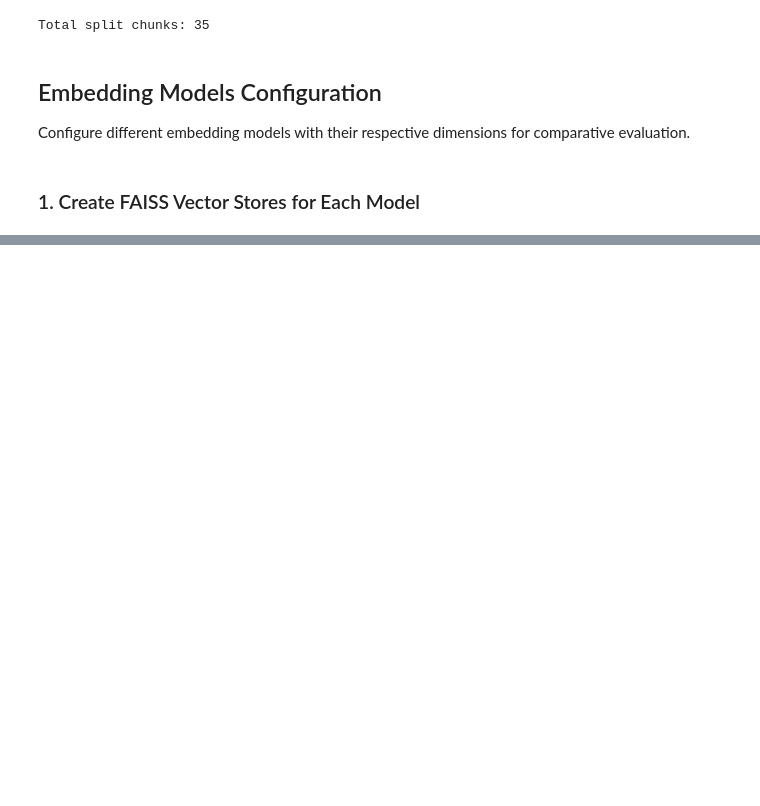
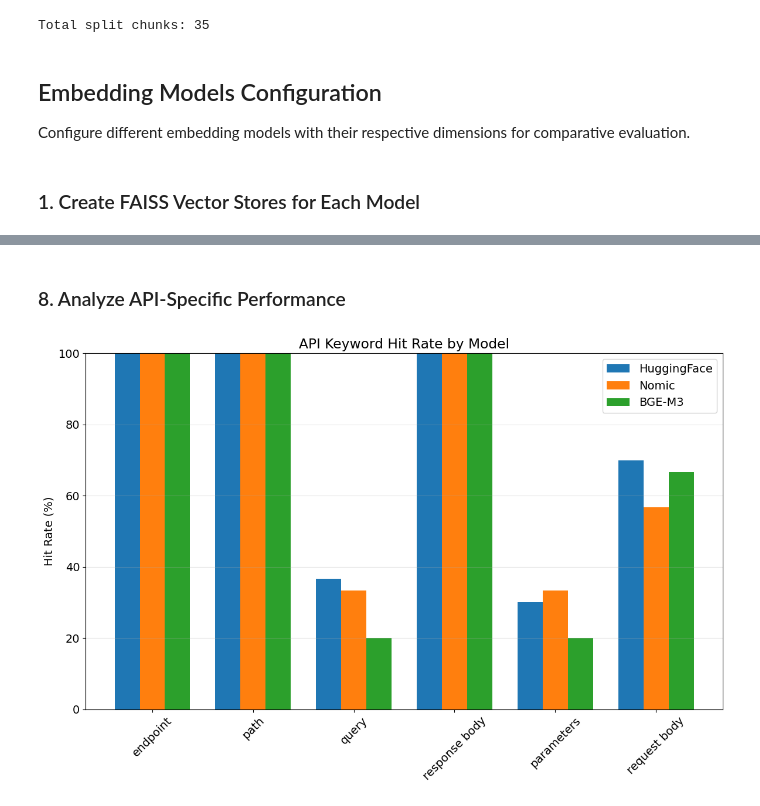
Before and after one commit to Venkata-Thrivedi-WILP/RAG_BOT, a Jupyter notebook: Embedding/EmbdCompare copy.ipynb, the cells around one changed output, grey strips where cells are left out. Cells and saved outputs as stored; diff of their text form; code cells hidden in the pictures; blank space fills up the shorter version.

```diff
--- a/Embedding/EmbdCompare copy.ipynb
+++ b/Embedding/EmbdCompare copy.ipynb
@@ -155,0 +439,61 @@ Creating vector store for Llama 3.2...
+# %% [markdown]
+### 8. Analyze API-Specific Performance
+# %%
+def analyze_api_retrieval(results, test_queries):
+    """Analyze how well each model retrieves API-specific information"""
+    api_keywords = ['endpoint', 'path', 'query', 'response body', 'parameters', 'request body']
+
+    api_hit_rates = {}
+
+    for model_name, model_results in results.items():
+        keyword_hits = {keyword: 0 for keyword in api_keywords}
+        total_docs = 0
+
+        for i, result in enumerate(model_results):
+            docs = result['docs']
+            total_docs += len(docs)
+
+            for doc in docs:
+                content = doc.page_content.lower()
+                for keyword in api_keywords:
+                    if keyword in content:
+                        keyword_hits[keyword] += 1
+
+        # Calculate percentage of hits for each keyword
+        for keyword in api_keywords:
+            keyword_hits[keyword] = (keyword_hits[keyword] / total_docs) * 100
+
+        api_hit_rates[model_name] = keyword_hits
+
+    # Visualize API keyword hit rates
+    models = list(api_hit_rates.keys())
+    keywords = list(api_hit_rates[models[0]].keys())
+
+    fig, ax = plt.subplots(figsize=(12, 8))
+
+    x = np.arange(len(keywords))
+    width = 0.25
+    multiplier = 0
+
+    for model_name in models:
+        offset = width * multiplier
+        rects = ax.bar(x + offset, [api_hit_rates[model_name][k] for k in keywords], width, label=model_name)
+        multiplier += 1
+
+    ax.set_title('API Keyword Hit Rate by Model')
+    ax.set_xticks(x + width, keywords)
+    ax.set_ylabel('Hit Rate (%)')
+    ax.set_ylim(0, 100)
+    ax.legend(loc='best')
+    ax.grid(axis='y', alpha=0.3)
+
+    plt.xticks(rotation=45)
+    plt.tight_layout()
+    plt.show()
+
+    return api_hit_rates
+
+# Run API-specific analysis
+api_hit_rates = analyze_api_retrieval(evaluation_results[5], test_queries)
+# %% [output]
+[figure, added]
```
Also changed, not shown: parts of 19 cells of this notebook.
